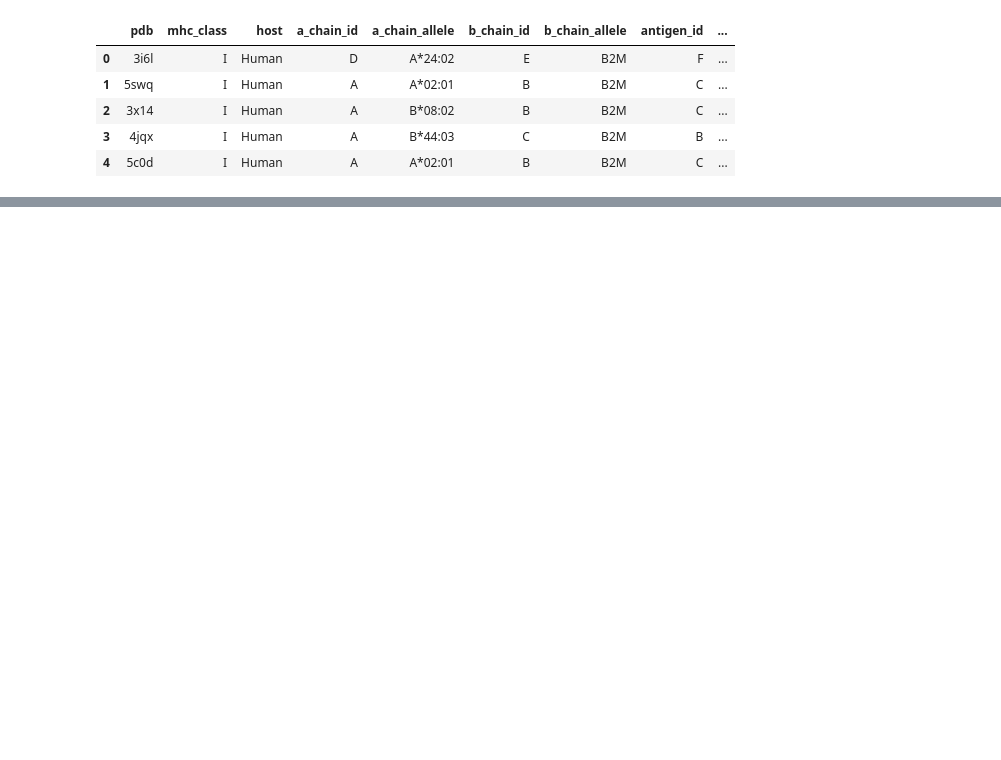
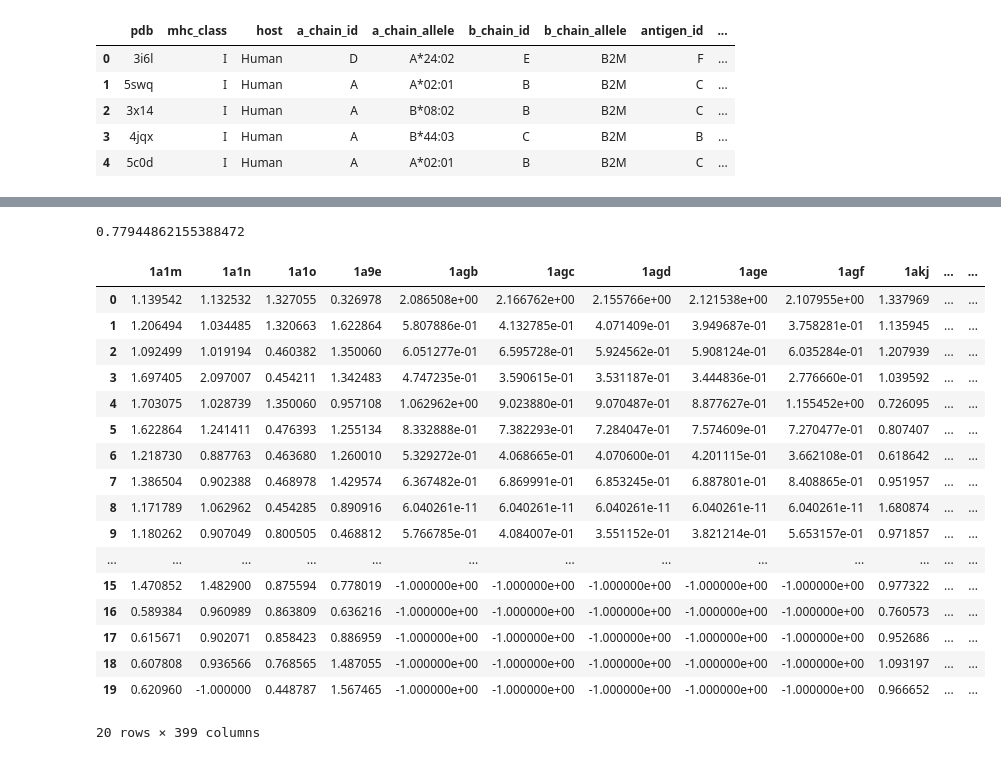
Before and after one commit to ignatovmg/cnn, a Jupyter notebook: src/data_preparation.ipynb, the cells around one changed output, grey strips where cells are left out. Drawn from its saved outputs; the diff is of its cells as text; code cells hidden in the pictures; blank space fills up the shorter version.

```diff
--- a/src/data_preparation.ipynb
+++ b/src/data_preparation.ipynb
@@ -388,0 +645,26 @@ def mhc2matrix(name, left_bottom=(-10.0, -10.0, -10.0), right_up=(10.0, 10.0, 10
+# %%
+sum((pd.DataFrame(rmsd_dict).loc[:10, :].replace(-1.0, 10) < 1.0).apply(any))/float(len(rmsd_dict))
+# %% [output]
+0.77944862155388472
+# %%
+rmsd_table = pd.read_csv('../sandbox/peptide_rmsd_nonred', sep='\t')
+rmsd_table
+# %% [output]
+|  | 1a1m | 1a1n | 1a1o | 1a9e | 1agb | 1agc | 1agd | 1age | 1agf | 1akj | ... | ... |
+| 0 | 1.139542 | 1.132532 | 1.327055 | 0.326978 | 2.086508e+00 | 2.166762e+00 | 2.155766e+00 | 2.121538e+00 | 2.107955e+00 | 1.337969 | ... | ... |
+| 1 | 1.206494 | 1.034485 | 1.320663 | 1.622864 | 5.807886e-01 | 4.132785e-01 | 4.071409e-01 | 3.949687e-01 | 3.758281e-01 | 1.135945 | ... | ... |
+| 2 | 1.092499 | 1.019194 | 0.460382 | 1.350060 | 6.051277e-01 | 6.595728e-01 | 5.924562e-01 | 5.908124e-01 | 6.035284e-01 | 1.207939 | ... | ... |
+| 3 | 1.697405 | 2.097007 | 0.454211 | 1.342483 | 4.747235e-01 | 3.590615e-01 | 3.531187e-01 | 3.444836e-01 | 2.776660e-01 | 1.039592 | ... | ... |
+| 4 | 1.703075 | 1.028739 | 1.350060 | 0.957108 | 1.062962e+00 | 9.023880e-01 | 9.070487e-01 | 8.877627e-01 | 1.155452e+00 | 0.726095 | ... | ... |
+| 5 | 1.622864 | 1.241411 | 0.476393 | 1.255134 | 8.332888e-01 | 7.382293e-01 | 7.284047e-01 | 7.574609e-01 | 7.270477e-01 | 0.807407 | ... | ... |
+| 6 | 1.218730 | 0.887763 | 0.463680 | 1.260010 | 5.329272e-01 | 4.068665e-01 | 4.070600e-01 | 4.201115e-01 | 3.662108e-01 | 0.618642 | ... | ... |
+| 7 | 1.386504 | 0.902388 | 0.468978 | 1.429574 | 6.367482e-01 | 6.869991e-01 | 6.853245e-01 | 6.887801e-01 | 8.408865e-01 | 0.951957 | ... | ... |
+| 8 | 1.171789 | 1.062962 | 0.454285 | 0.890916 | 6.040261e-11 | 6.040261e-11 | 6.040261e-11 | 6.040261e-11 | 6.040261e-11 | 1.680874 | ... | ... |
+| 9 | 1.180262 | 0.907049 | 0.800505 | 0.468812 | 5.766785e-01 | 4.084007e-01 | 3.551152e-01 | 3.821214e-01 | 5.653157e-01 | 0.971857 | ... | ... |
+| ... | ... | ... | ... | ... | ... | ... | ... | ... | ... | ... | ... | ... |
+| 15 | 1.470852 | 1.482900 | 0.875594 | 0.778019 | -1.000000e+00 | -1.000000e+00 | -1.000000e+00 | -1.000000e+00 | -1.000000e+00 | 0.977322 | ... | ... |
+| 16 | 0.589384 | 0.960989 | 0.863809 | 0.636216 | -1.000000e+00 | -1.000000e+00 | -1.000000e+00 | -1.000000e+00 | -1.000000e+00 | 0.760573 | ... | ... |
+| 17 | 0.615671 | 0.902071 | 0.858423 | 0.886959 | -1.000000e+00 | -1.000000e+00 | -1.000000e+00 | -1.000000e+00 | -1.000000e+00 | 0.952686 | ... | ... |
+| 18 | 0.607808 | 0.936566 | 0.768565 | 1.487055 | -1.000000e+00 | -1.000000e+00 | -1.000000e+00 | -1.000000e+00 | -1.000000e+00 | 1.093197 | ... | ... |
+| 19 | 0.620960 | -1.000000 | 0.448787 | 1.567465 | -1.000000e+00 | -1.000000e+00 | -1.000000e+00 | -1.000000e+00 | -1.000000e+00 | 0.966652 | ... | ... |
+20 rows × 399 columns
```
Also changed, not shown: parts of 21 cells of this notebook, 29 other files.
